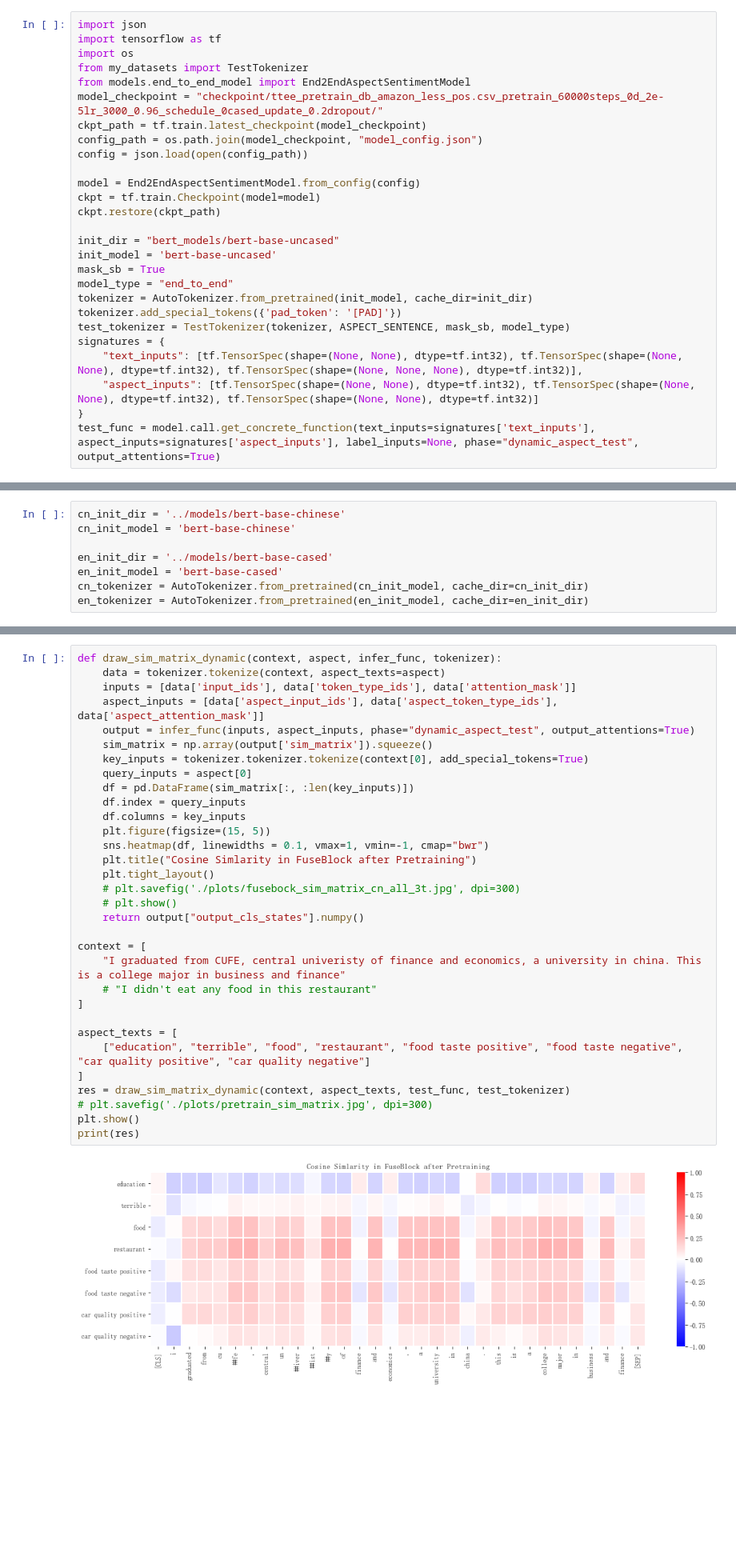
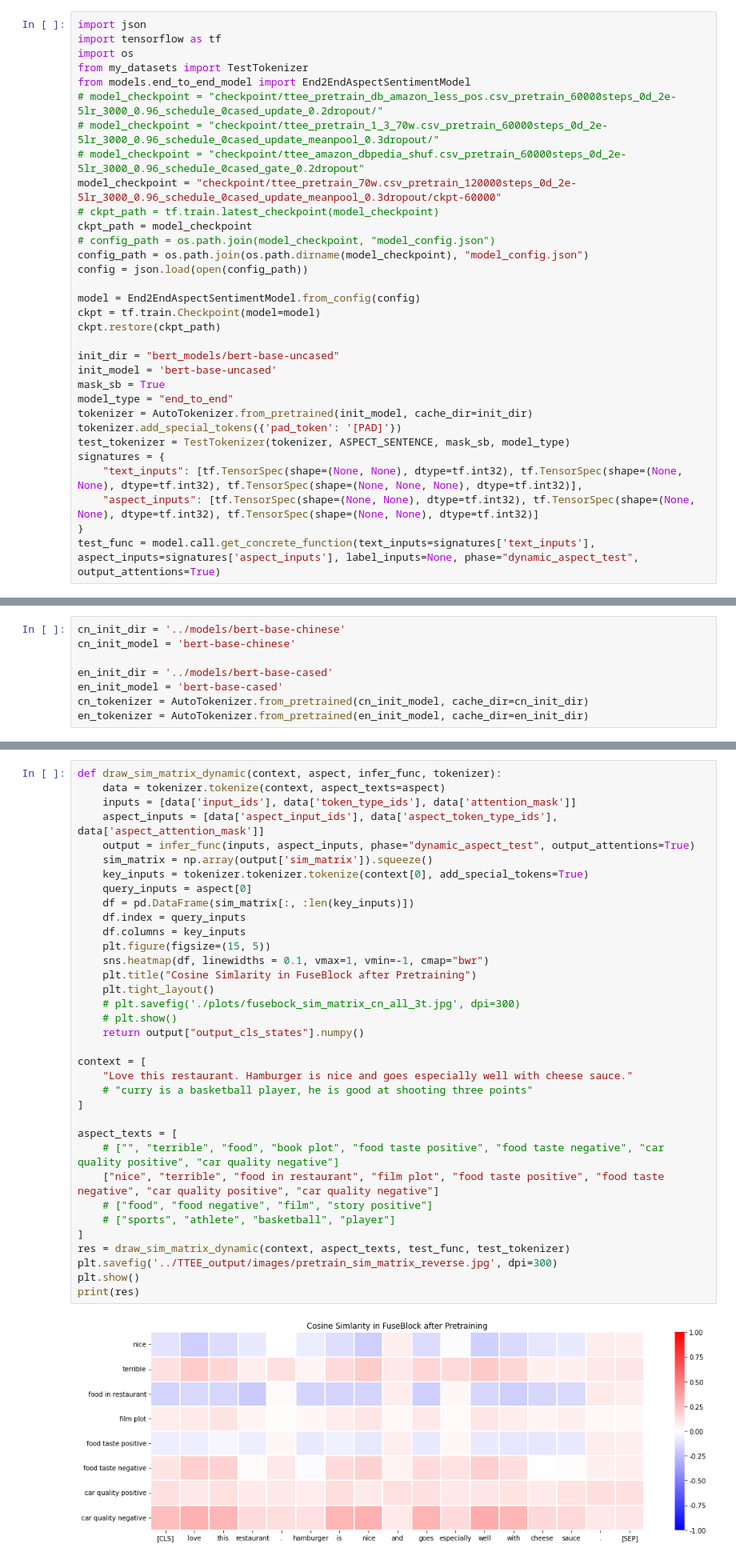
Before and after one commit to lzl19971215/TTEE, a Jupyter notebook: sim_matrix.ipynb, the cells around one changed output, grey strips where cells are left out. Shown at 80% size. Drawn from its saved outputs; the diff is of its cells as text; blank space fills up the shorter version.

```diff
--- a/sim_matrix.ipynb
+++ b/sim_matrix.ipynb
@@ -21,9 +23,14 @@ import tensorflow as tf
 import os
 from my_datasets import TestTokenizer
 from models.end_to_end_model import End2EndAspectSentimentModel
-model_checkpoint = "checkpoint/ttee_pretrain_db_amazon_less_pos.csv_pretrain_60000steps_0d_2e-5lr_3000_0.96_schedule_0cased_update_0.2dropout/"
-ckpt_path = tf.train.latest_checkpoint(model_checkpoint)
-config_path = os.path.join(model_checkpoint, "model_config.json")
+# model_checkpoint = "checkpoint/ttee_pretrain_db_amazon_less_pos.csv_pretrain_60000steps_0d_2e-5lr_3000_0.96_schedule_0cased_update_0.2dropout/"
+# model_checkpoint = "checkpoint/ttee_pretrain_1_3_70w.csv_pretrain_60000steps_0d_2e-5lr_3000_0.96_schedule_0cased_update_meanpool_0.3dropout/"
+# model_checkpoint = "checkpoint/ttee_amazon_dbpedia_shuf.csv_pretrain_60000steps_0d_2e-5lr_3000_0.96_schedule_0cased_gate_0.2dropout"
+model_checkpoint = "checkpoint/ttee_pretrain_70w.csv_pretrain_120000steps_0d_2e-5lr_3000_0.96_schedule_0cased_update_meanpool_0.3dropout/ckpt-60000"
+# ckpt_path = tf.train.latest_checkpoint(model_checkpoint)
+ckpt_path = model_checkpoint
+# config_path = os.path.join(model_checkpoint, "model_config.json")
+config_path = os.path.join(os.path.dirname(model_checkpoint), "model_config.json")
 config = json.load(open(config_path))
 
 model = End2EndAspectSentimentModel.from_config(config)
@@ -122,34 +103,37 @@ tf.reduce_mean(tf.constant([[1,2,3], [5, 6, 7]]), axis=0)
 # %%
 def draw_sim_matrix_dynamic(context, aspect, infer_func, tokenizer):
     data = tokenizer.tokenize(context, aspect_texts=aspect)
     inputs = [data['input_ids'], data['token_type_ids'], data['attention_mask']]
     aspect_inputs = [data['aspect_input_ids'], data['aspect_token_type_ids'], data['aspect_attention_mask']]
     output = infer_func(inputs, aspect_inputs, phase="dynamic_aspect_test", output_attentions=True)
     sim_matrix = np.array(output['sim_matrix']).squeeze()
     key_inputs = tokenizer.tokenizer.tokenize(context[0], add_special_tokens=True)
     query_inputs = aspect[0]
     df = pd.DataFrame(sim_matrix[:, :len(key_inputs)])
     df.index = query_inputs
     df.columns = key_inputs
     plt.figure(figsize=(15, 5))
     sns.heatmap(df, linewidths = 0.1, vmax=1, vmin=-1, cmap="bwr")
     plt.title("Cosine Simlarity in FuseBlock after Pretraining")
     plt.tight_layout()
     # plt.savefig('./plots/fusebock_sim_matrix_cn_all_3t.jpg', dpi=300)
     # plt.show()
     return output["output_cls_states"].numpy()
 
 context = [
-    "I graduated from CUFE, central univeristy of finance and economics, a university in china. This is a college major in business and finance"
-    # "I didn't eat any food in this restaurant"
+    "Love this restaurant. Hamburger is nice and goes especially well with cheese sauce."
+    # "curry is a basketball player, he is good at shooting three points"
 ]
 
 aspect_texts = [
-    ["education", "terrible", "food", "restaurant", "food taste positive", "food taste negative", "car quality positive", "car quality negative"]
+    # ["", "terrible", "food", "book plot", "food taste positive", "food taste negative", "car quality positive", "car quality negative"]
+    ["nice", "terrible", "food in restaurant", "film plot", "food taste positive", "food taste negative", "car quality positive", "car quality negative"]
+    # ["food", "food negative", "film", "story positive"]
+    # ["sports", "athlete", "basketball", "player"]
 ]
 res = draw_sim_matrix_dynamic(context, aspect_texts, test_func, test_tokenizer)
-# plt.savefig('./plots/pretrain_sim_matrix.jpg', dpi=300)
+plt.savefig('../TTEE_output/images/pretrain_sim_matrix_reverse.jpg', dpi=300)
 plt.show()
 print(res)
 # %% [output]
-[figure, old version]
+[figure, new version]
```
Also changed, not shown: parts of 7 cells of this notebook, 2 other files.
